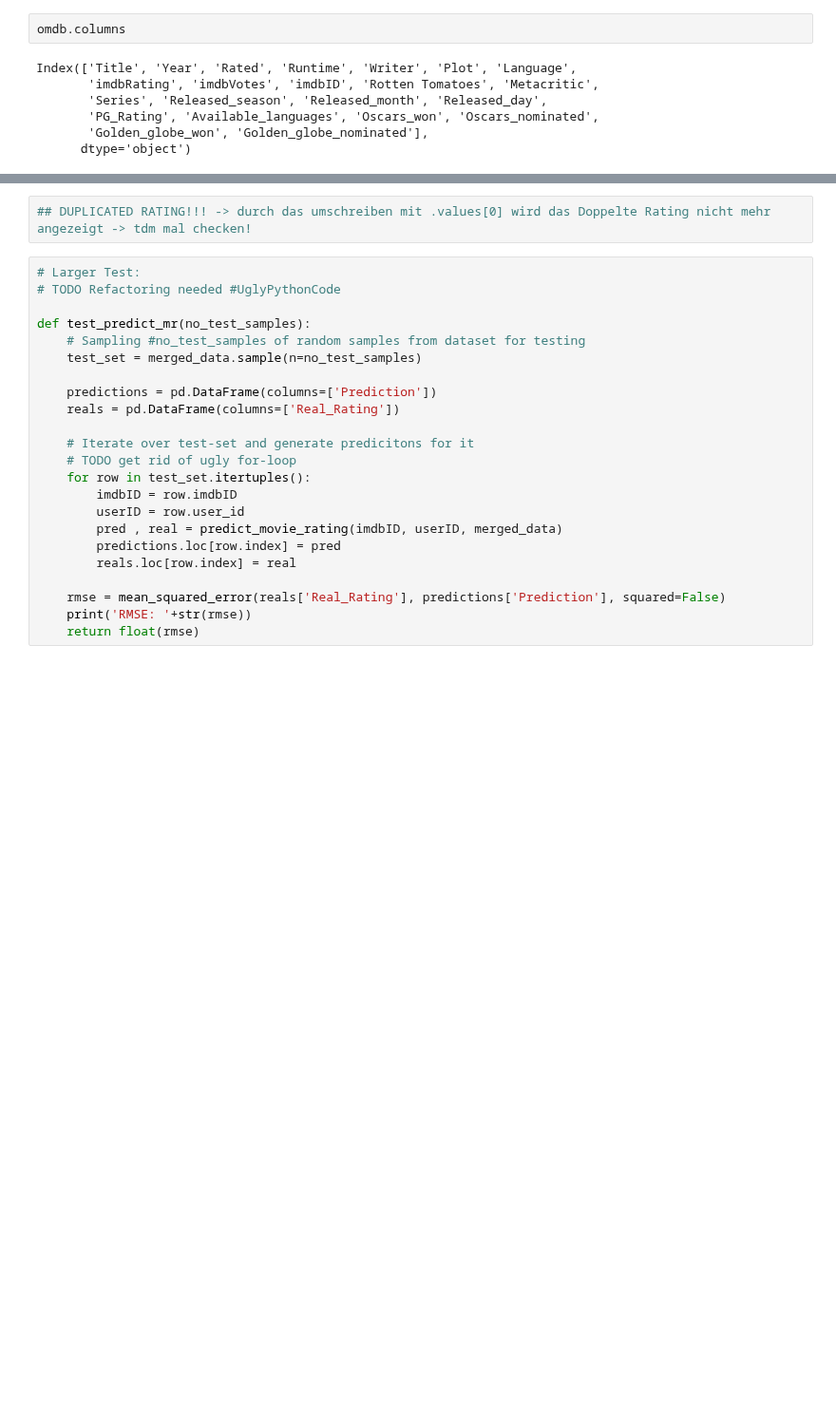
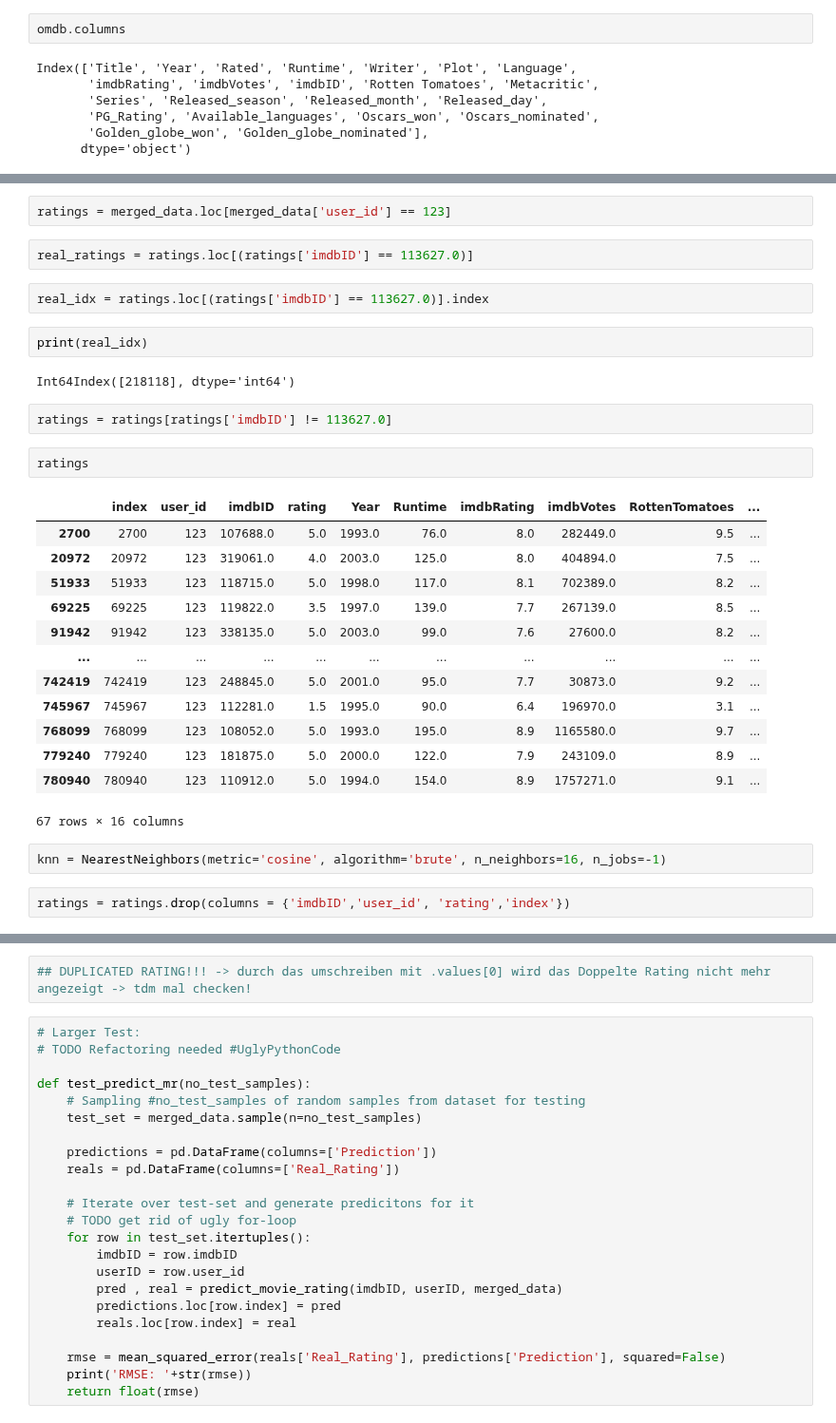
Before and after one commit to yuayixio/MovieRatingPredictor, a Jupyter notebook: notebooks/ContentbasedFiltering/ContentBasedFiltering.ipynb, the cells around one changed output, grey strips where cells are left out. Shown at 95% size. Saved outputs shown, nothing was run; the diff lists cells and outputs as text; blank space fills up the shorter version.

```diff
--- a/notebooks/ContentbasedFiltering/ContentBasedFiltering.ipynb
+++ b/notebooks/ContentbasedFiltering/ContentBasedFiltering.ipynb
@@ -131,0 +103,32 @@ indices = omdb[omdb['imdbRating'].isna()]['imdbID'].index
+# %%
+ratings = merged_data.loc[merged_data['user_id'] == 123]
+# %%
+real_ratings = ratings.loc[(ratings['imdbID'] == 113627.0)]
+# %%
+real_idx = ratings.loc[(ratings['imdbID'] == 113627.0)].index
+# %%
+print(real_idx)
+# %% [output]
+Int64Index([218118], dtype='int64')
+# %%
+ratings = ratings[ratings['imdbID'] != 113627.0]
+# %%
+ratings
+# %% [output]
+|  | index | user_id | imdbID | rating | Year | Runtime | imdbRating | imdbVotes | RottenTomatoes | ... |
+| 2700 | 2700 | 123 | 107688.0 | 5.0 | 1993.0 | 76.0 | 8.0 | 282449.0 | 9.5 | ... |
+| 20972 | 20972 | 123 | 319061.0 | 4.0 | 2003.0 | 125.0 | 8.0 | 404894.0 | 7.5 | ... |
+| 51933 | 51933 | 123 | 118715.0 | 5.0 | 1998.0 | 117.0 | 8.1 | 702389.0 | 8.2 | ... |
+| 69225 | 69225 | 123 | 119822.0 | 3.5 | 1997.0 | 139.0 | 7.7 | 267139.0 | 8.5 | ... |
+| 91942 | 91942 | 123 | 338135.0 | 5.0 | 2003.0 | 99.0 | 7.6 | 27600.0 | 8.2 | ... |
+| ... | ... | ... | ... | ... | ... | ... | ... | ... | ... | ... |
+| 742419 | 742419 | 123 | 248845.0 | 5.0 | 2001.0 | 95.0 | 7.7 | 30873.0 | 9.2 | ... |
+| 745967 | 745967 | 123 | 112281.0 | 1.5 | 1995.0 | 90.0 | 6.4 | 196970.0 | 3.1 | ... |
+| 768099 | 768099 | 123 | 108052.0 | 5.0 | 1993.0 | 195.0 | 8.9 | 1165580.0 | 9.7 | ... |
+| 779240 | 779240 | 123 | 181875.0 | 5.0 | 2000.0 | 122.0 | 7.9 | 243109.0 | 8.9 | ... |
+| 780940 | 780940 | 123 | 110912.0 | 5.0 | 1994.0 | 154.0 | 8.9 | 1757271.0 | 9.1 | ... |
+67 rows × 16 columns
+# %%
+knn = NearestNeighbors(metric='cosine', algorithm='brute', n_neighbors=16, n_jobs=-1)
+# %%
+ratings = ratings.drop(columns = {'imdbID','user_id', 'rating','index'})
```
Also changed, not shown: parts of 80 cells of this notebook, 2 other files.
